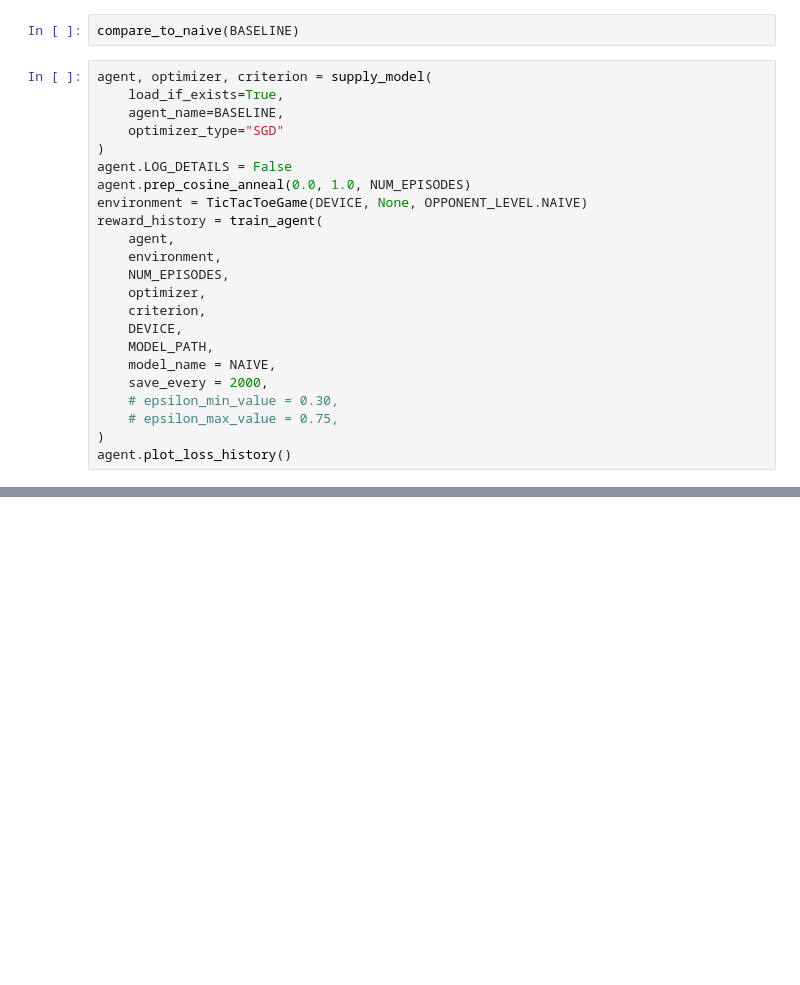
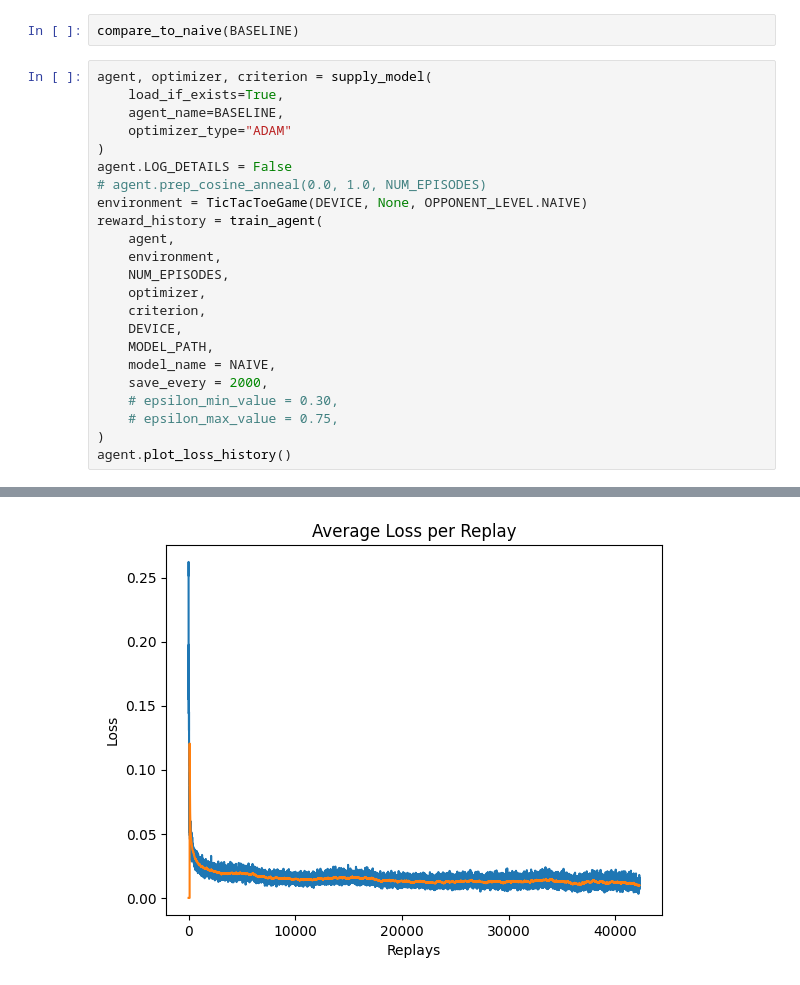
Before and after one commit to yemi-kelani/artificial-intelligence, a Jupyter notebook: models/ReinforcementLearning/DeepQ_TicTacToe_v2/experiments/train-new.ipynb, the cells around one changed output, grey strips where cells are left out. Saved outputs shown, nothing was run; the diff lists cells and outputs as text; blank space fills up the shorter version.

```diff
--- a/models/ReinforcementLearning/DeepQ_TicTacToe_v2/experiments/train-new.ipynb
+++ b/models/ReinforcementLearning/DeepQ_TicTacToe_v2/experiments/train-new.ipynb
@@ -146,10 +150,10 @@ compare_to_naive(BASELINE)
 agent, optimizer, criterion = supply_model(
     load_if_exists=True,
     agent_name=BASELINE,
-    optimizer_type="SGD"
+    optimizer_type="ADAM"
 )
 agent.LOG_DETAILS = False
-agent.prep_cosine_anneal(0.0, 1.0, NUM_EPISODES)
+# agent.prep_cosine_anneal(0.0, 1.0, NUM_EPISODES)
 environment = TicTacToeGame(DEVICE, None, OPPONENT_LEVEL.NAIVE)
 reward_history = train_agent(
     agent,
@@ -165,3 +169,4 @@ reward_history = train_agent(
     # epsilon_max_value = 0.75,
 )
 agent.plot_loss_history()
+# %% [output]
@@ -168 +190,2 @@ agent.plot_loss_history()
+[figure, added]
 # %%
```
Also changed, not shown: parts of 14 cells of this notebook, 16 other files.
